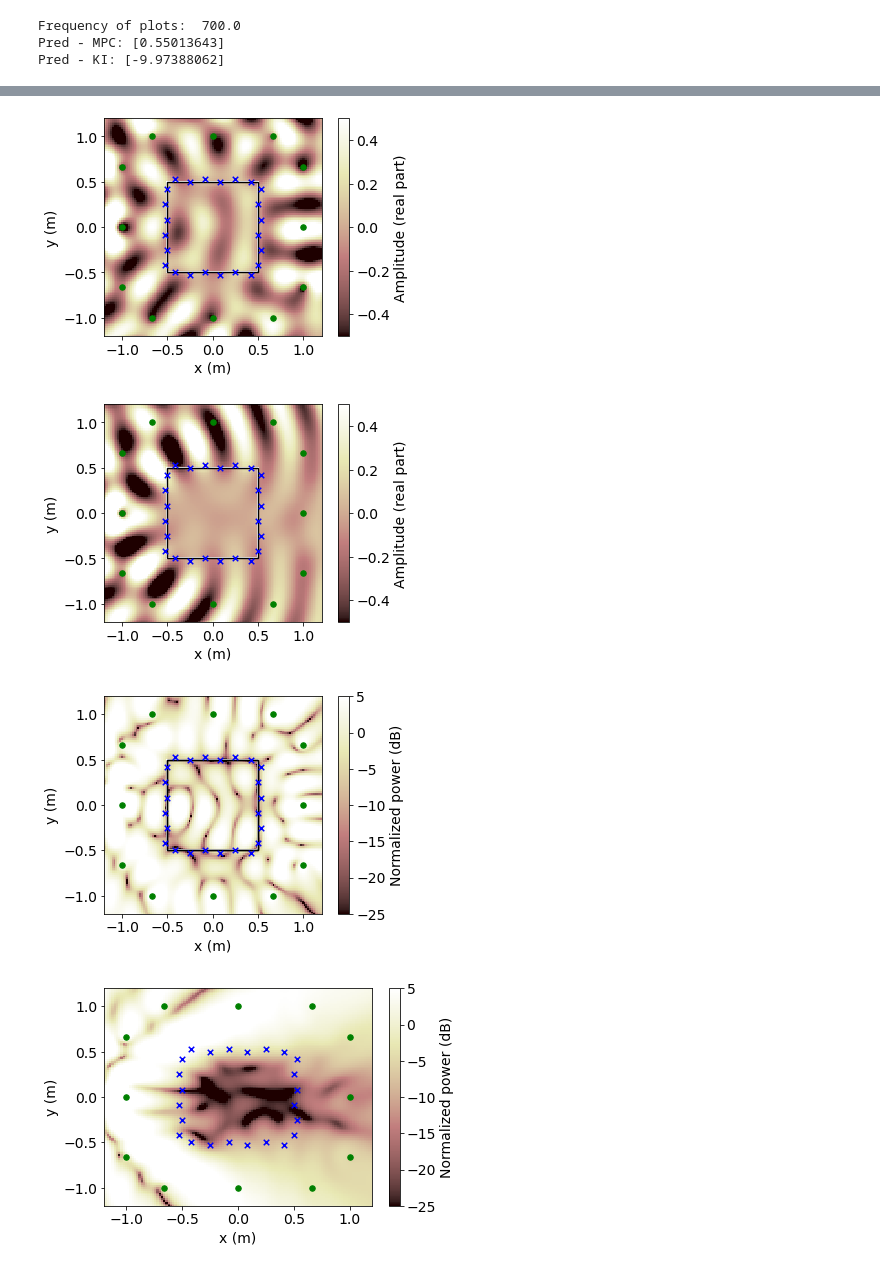
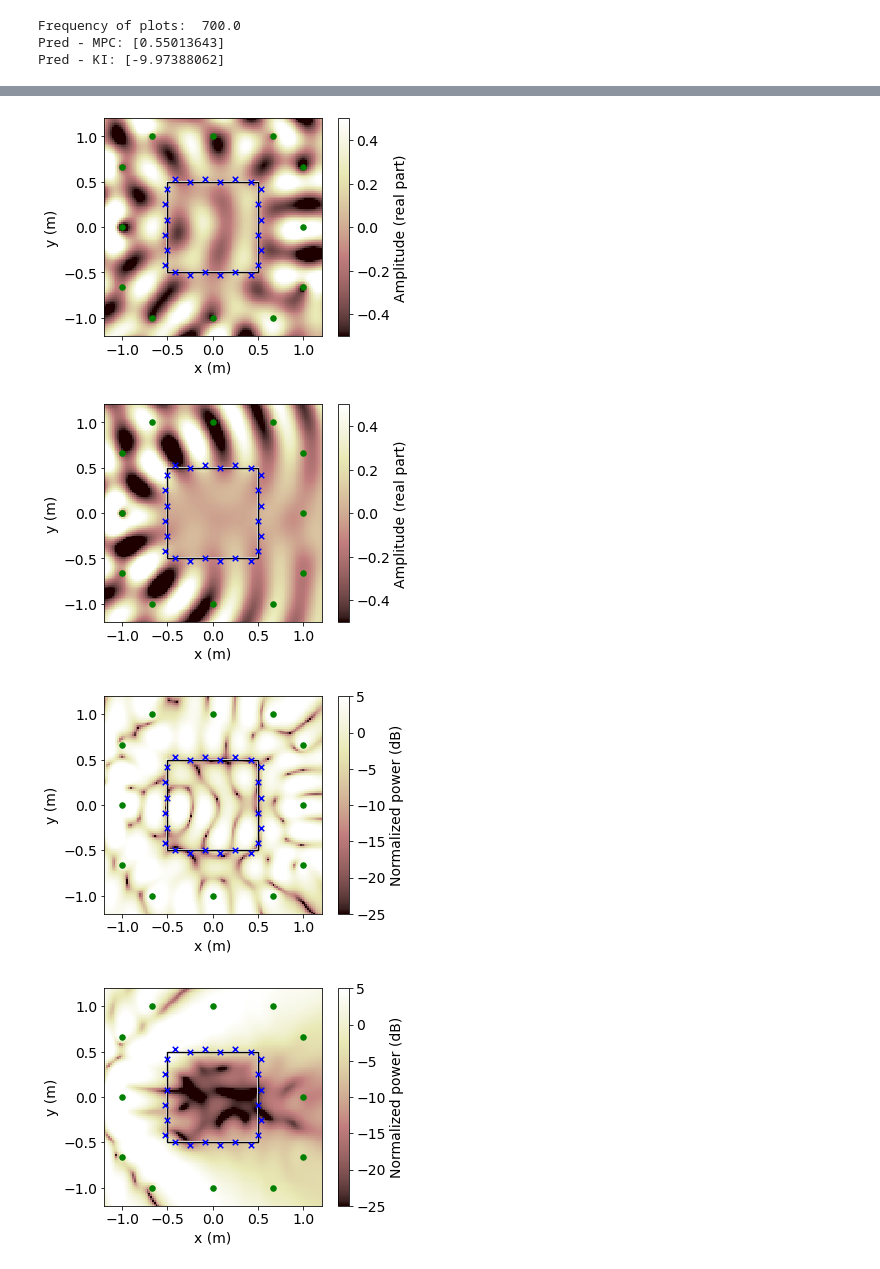
Before and after one commit to sh01k/KernelInterpSpatialANC, a Jupyter notebook: spatial_anc_freq.ipynb, the cells around one changed output, grey strips where cells are left out. Cells and saved outputs as stored; diff of their text form; code cells hidden in the pictures.

```diff
--- a/spatial_anc_freq.ipynb
+++ b/spatial_anc_freq.ipynb
@@ -202,7 +199,6 @@ plt.grid()
 #fig.savefig('pred.pdf')
 
 fig, ax = plt.subplots()
-ax = plt.axes()
 color = plt.pcolor(posSim[:,0].reshape(numSim), posSim[:,1].reshape(numSim), dist_noise[plt_freq_idx,:].real.reshape(numSim), cmap='pink', shading='auto', vmin=-0.5, vmax=0.5)
 ax.add_patch(Rectangle([-dimsEval[0]/2, -dimsEval[1]/2], dimsEval[0], dimsEval[1], edgecolor='w', linewidth=2, fill=False, zorder=1))
 ax.add_patch(Rectangle([-dimsEval[0]/2, -dimsEval[1]/2], dimsEval[0], dimsEval[1], edgecolor='k', linewidth=1.4, fill=False, zorder=2))
@@ -258,7 +254,7 @@ plt.xlabel('x (m)')
 plt.ylabel('y (m)')
 #fig.savefig('dist_pw_MPC.pdf')
 
-fig = plt.subplots()
+fig,ax = plt.subplots()
 color = plt.pcolor(posSim[:,0].reshape(numSim), posSim[:,1].reshape(numSim), pw_distKI.reshape(numSim), cmap='pink', shading='auto', vmin=-25, vmax=5)
 ax.add_patch(Rectangle([-dimsEval[0]/2, -dimsEval[1]/2], dimsEval[0], dimsEval[1], edgecolor='w', linewidth=2, fill=False, zorder=1))
 ax.add_patch(Rectangle([-dimsEval[0]/2, -dimsEval[1]/2], dimsEval[0], dimsEval[1], edgecolor='k', linewidth=1.4, fill=False, zorder=2))
@@ -279,4 +275,4 @@ plt.show()
 [figure]
 [figure]
-[figure, old version]
+[figure, new version]
-[figure, old version]
+[figure, new version]
```
Also changed, not shown: parts of 2 cells of this notebook.
